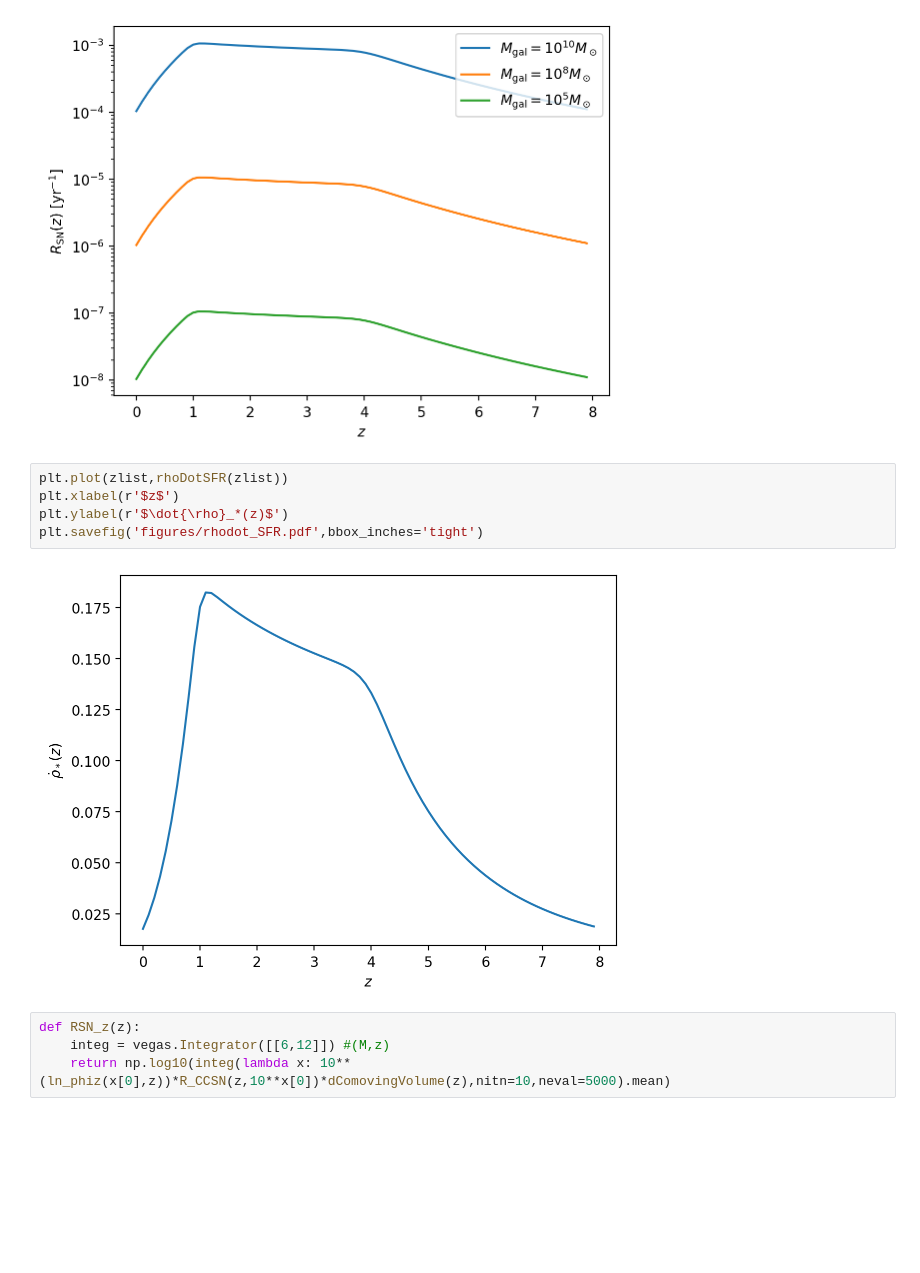
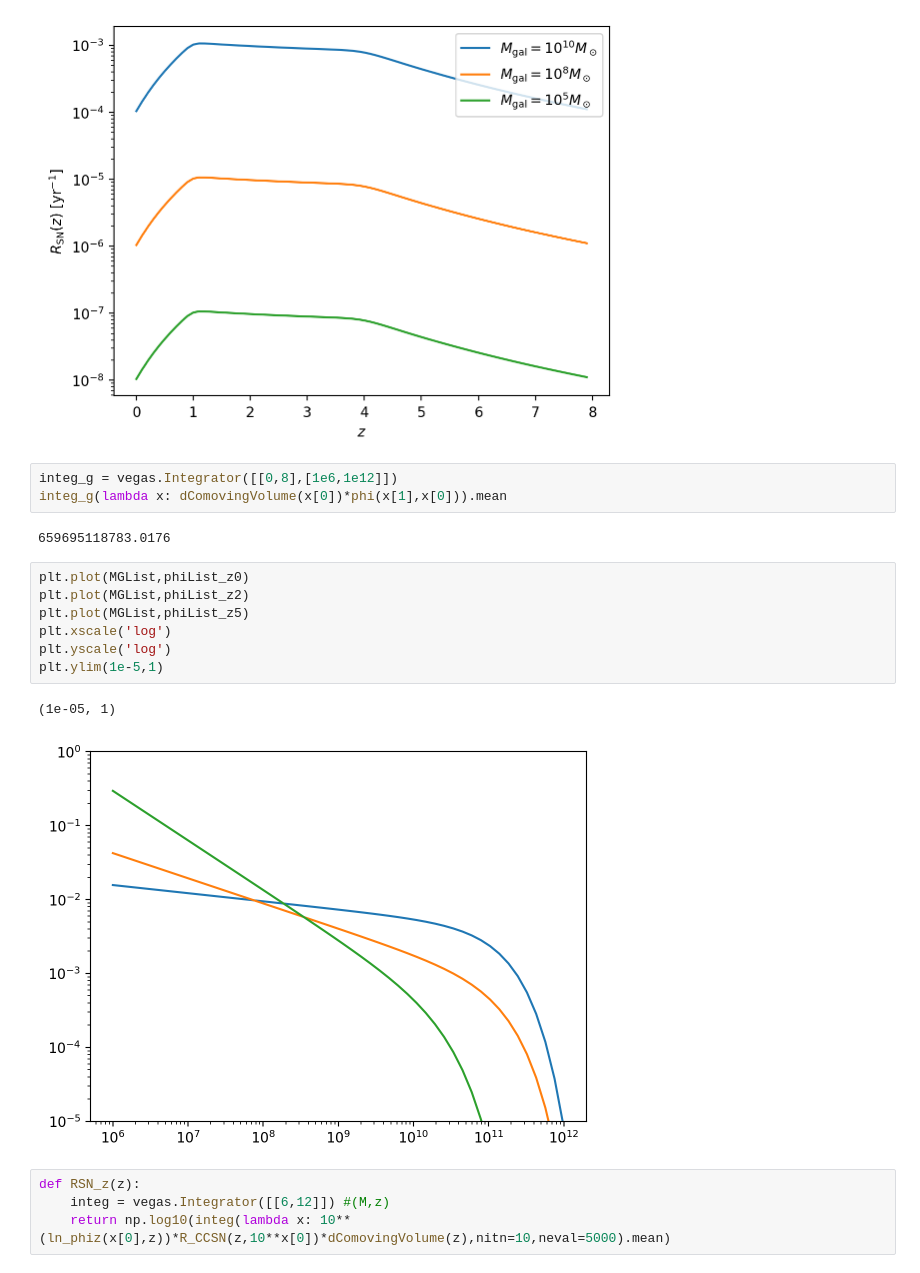
Before and after one commit to yenhsunlin/dsnbBDM, a Jupyter notebook: dsnbBDM.ipynb, the cells around one changed output. Saved outputs shown, nothing was run; the diff lists cells and outputs as text; blank space fills up the shorter version.

```diff
--- a/dsnbBDM.ipynb
+++ b/dsnbBDM.ipynb
@@ -814,12 +850,20 @@ plt.ylabel(r'$R_{\rm SN}(z)$ [yr$^{-1}$]')
 Text(0, 0.5, '$R_{\\rm SN}(z)$ [yr$^{-1}$]')
 [figure]
 # %%
-plt.plot(zlist,rhoDotSFR(zlist))
-plt.xlabel(r'$z$')
-plt.ylabel(r'$\dot{\rho}_*(z)$')
-plt.savefig('figures/rhodot_SFR.pdf',bbox_inches='tight')
+integ_g = vegas.Integrator([[0,8],[1e6,1e12]])
+integ_g(lambda x: dComovingVolume(x[0])*phi(x[1],x[0])).mean
 # %% [output]
-[figure, removed]
+659695118783.0176
+# %%
+plt.plot(MGList,phiList_z0)
+plt.plot(MGList,phiList_z2)
+plt.plot(MGList,phiList_z5)
+plt.xscale('log')
+plt.yscale('log')
+plt.ylim(1e-5,1)
+# %% [output]
+(1e-05, 1)
+[figure, added]
 # %%
 def RSN_z(z):
     integ = vegas.Integrator([[6,12]]) #(M,z)
```
Also changed, not shown: parts of 18 cells of this notebook, 7 other files.
